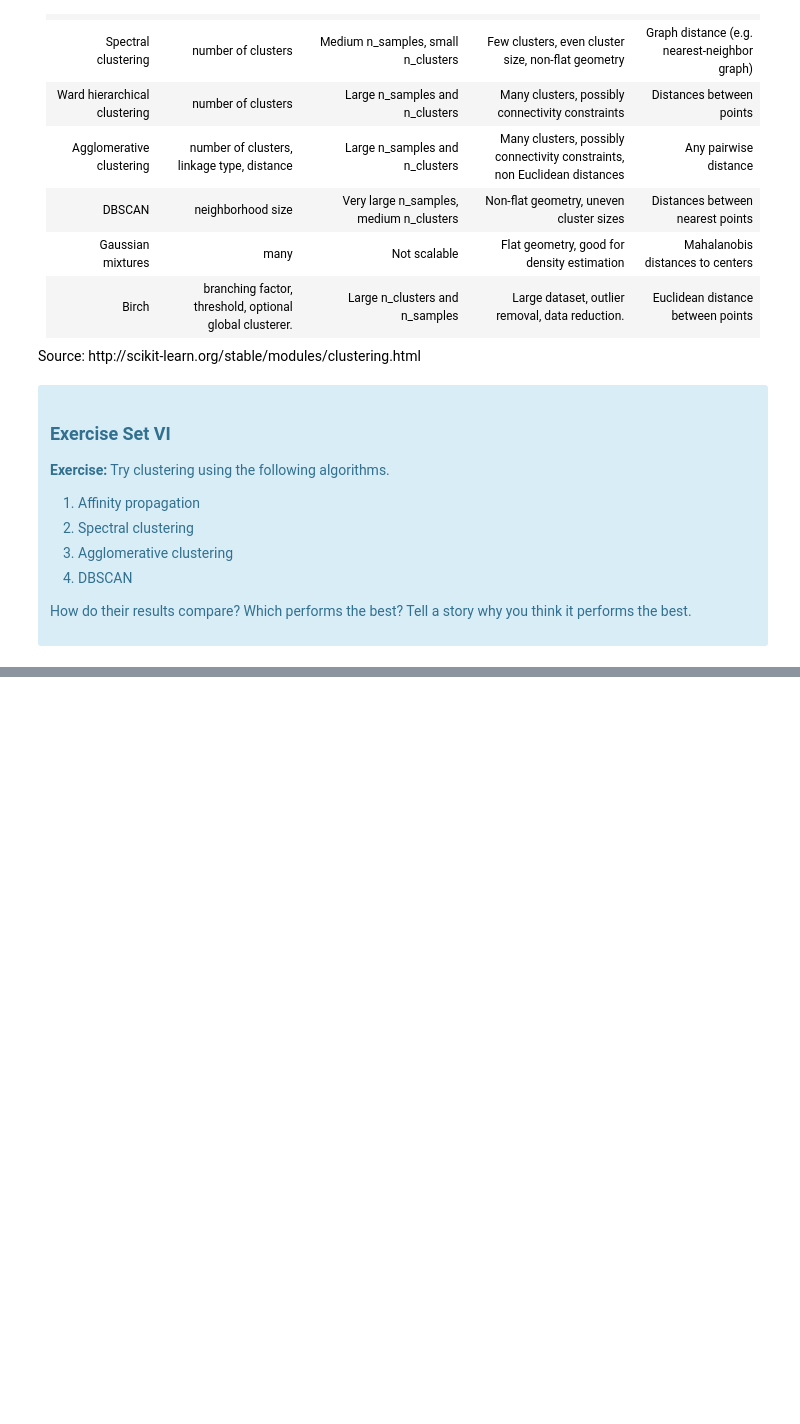
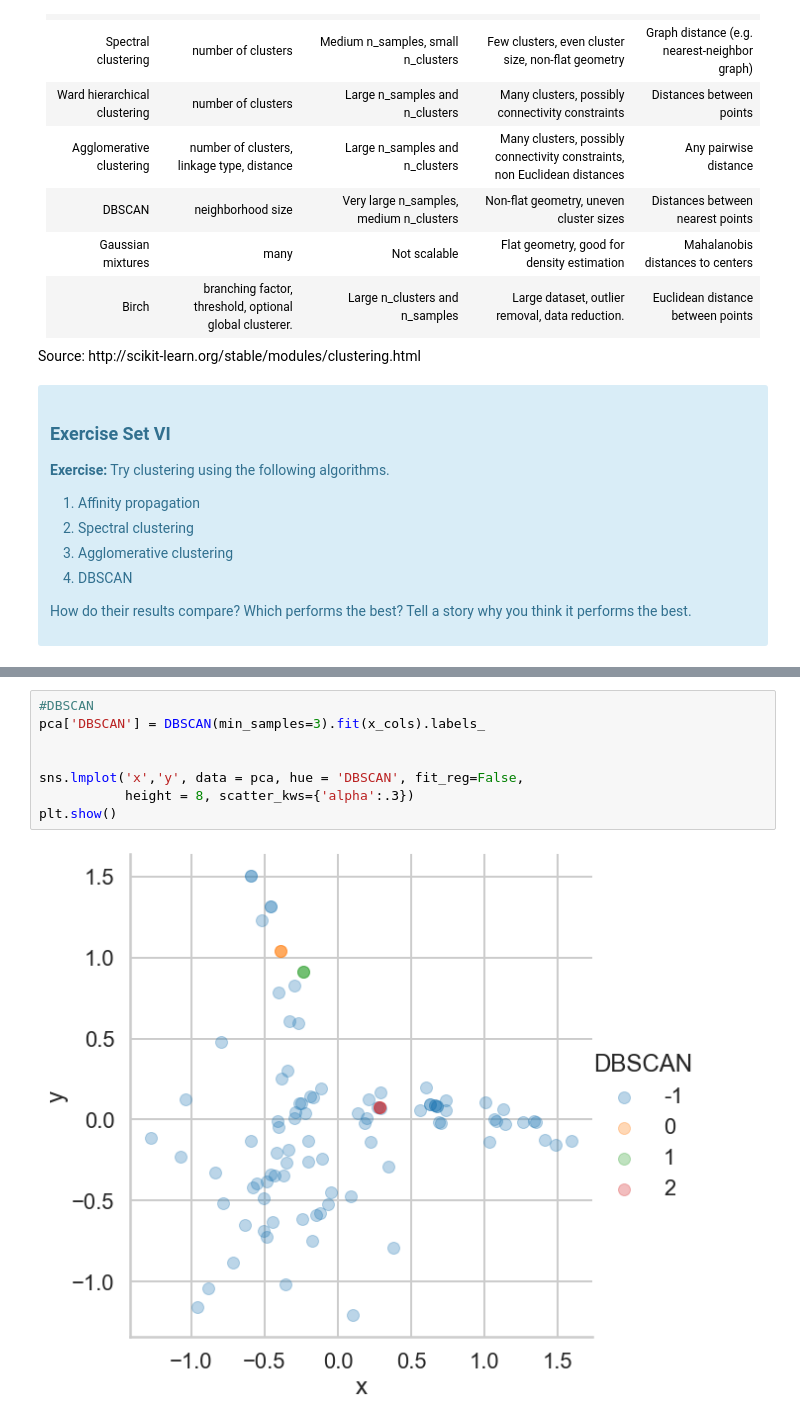
Before and after one commit to jamesclay06/Springboard, a Jupyter notebook: ClusteringCaseStudy/JC_Clustering Case Study - Customer Segmentation with K-Means.ipynb, the cells around one changed output, grey strips where cells are left out. Saved outputs shown, nothing was run; the diff lists cells and outputs as text; blank space fills up the shorter version.

```diff
--- a/ClusteringCaseStudy/JC_Clustering Case Study - Customer Segmentation with K-Means.ipynb
+++ b/ClusteringCaseStudy/JC_Clustering Case Study - Customer Segmentation with K-Means.ipynb
@@ -665,0 +569,10 @@ Silhouette Coefficient: 0.042
+# %%
+#DBSCAN
+pca['DBSCAN'] = DBSCAN(min_samples=3).fit(x_cols).labels_
+
+
+sns.lmplot('x','y', data = pca, hue = 'DBSCAN', fit_reg=False,
+           height = 8, scatter_kws={'alpha':.3})
+plt.show()
+# %% [output]
+[figure, added]
```
Also changed, not shown: parts of 13 cells of this notebook.
